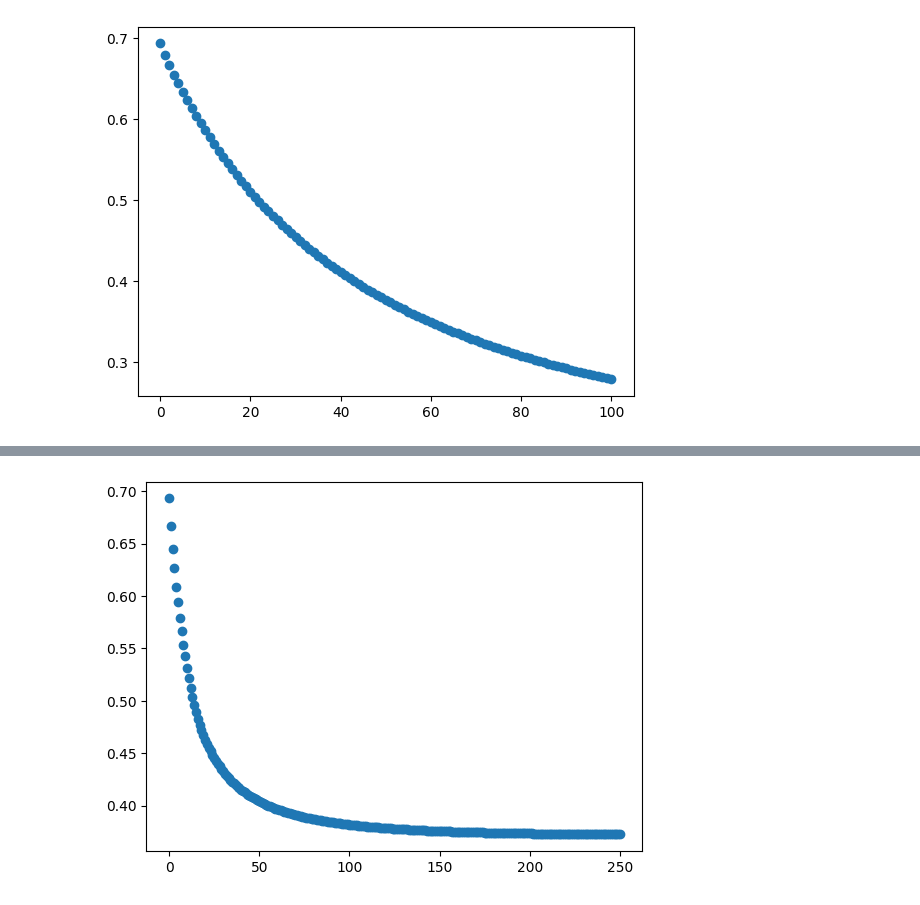
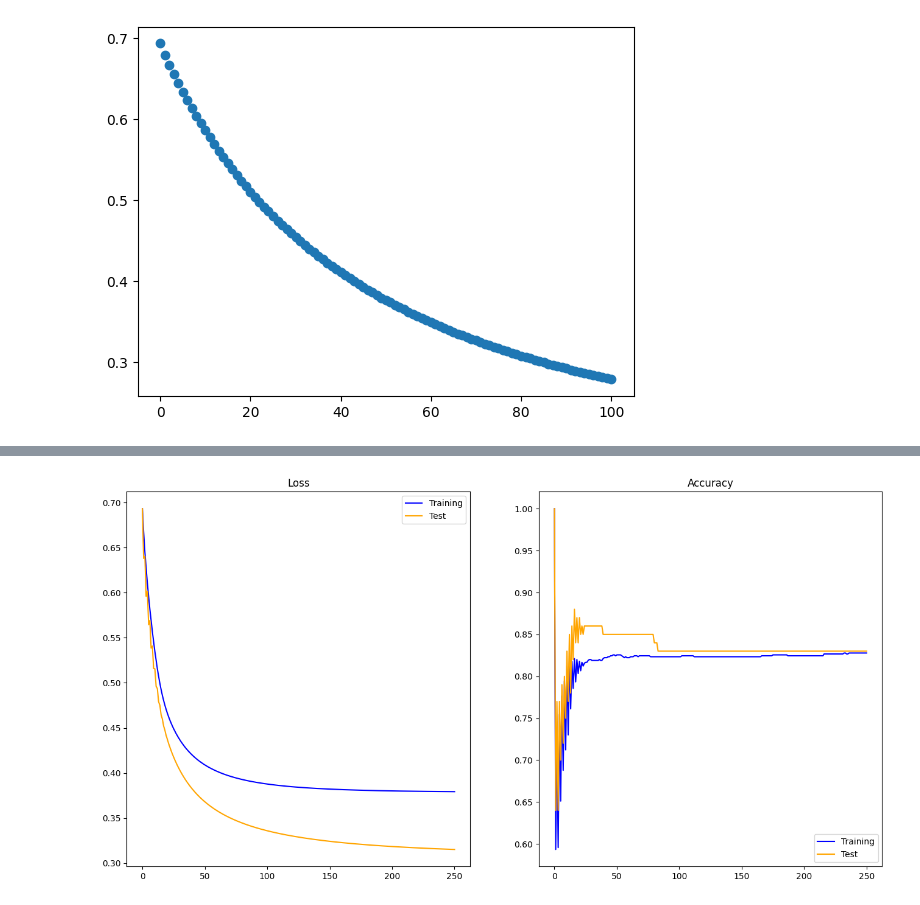
Before and after one commit to victournguyen/MultiRegression, a Jupyter notebook: logreg_multivariable.ipynb, the cells around one changed output, grey strips where cells are left out. Saved outputs shown, nothing was run; the diff lists cells and outputs as text; code cells hidden in the pictures.

```diff
--- a/logreg_multivariable.ipynb
+++ b/logreg_multivariable.ipynb
@@ -57,4 +78,4 @@ cars = pd.read_csv('car_data.csv')
 cars = cars[['Gender', 'Age', 'AnnualSalary', 'Purchased']]
 cars = cars.transform(lambda x: (x == 'Male') * 1 if x.name == 'Gender' else x)
 cars = normalize_minmax(cars.to_numpy())
-print(cars)
+train, test = train_test_split(cars, test_size=0.1, shuffle=True)
@@ -71,9 +84,22 @@ betas = np.zeros(cars.shape[1])
 
 eps = 250
 lr = 5
-errors = iterate(betas, cars, eps, lr)
-
-plt.scatter(x=range(eps + 1), y=errors)
-plt.show()
+metrics = iterate(betas, train, test, eps, lr)
-# %% [output]
-[figure, removed]
+# %%
+plt.figure(figsize=(16, 8))
+
+plt.subplot(1, 2, 1)
+plt.plot(range(eps + 1), metrics['loss_train'], c='blue', label='Training')
+plt.plot(range(eps + 1), metrics['loss_test'], c='orange', label='Test')
+plt.title('Loss')
+plt.legend(loc='upper right')
+
+plt.subplot(1, 2, 2)
+plt.plot(range(eps + 1), metrics['acc_train'], c='blue', label='Training')
+plt.plot(range(eps + 1), metrics['acc_test'], c='orange', label='Test')
+plt.title('Accuracy')
+plt.legend(loc='lower right')
+
+plt.show()
+# %% [output]
+[figure, added]
```
Also changed, not shown: parts of 5 cells of this notebook.
